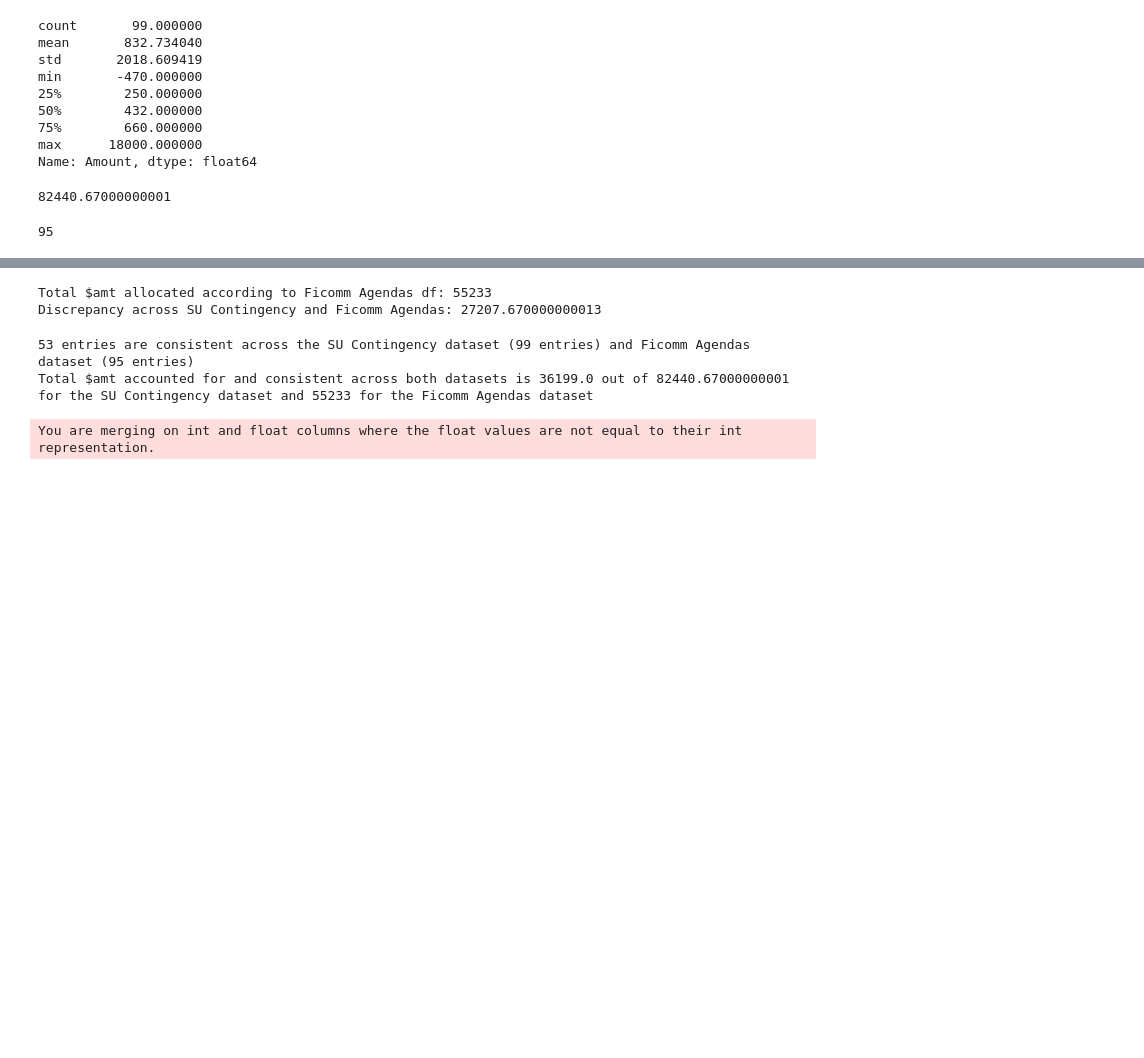
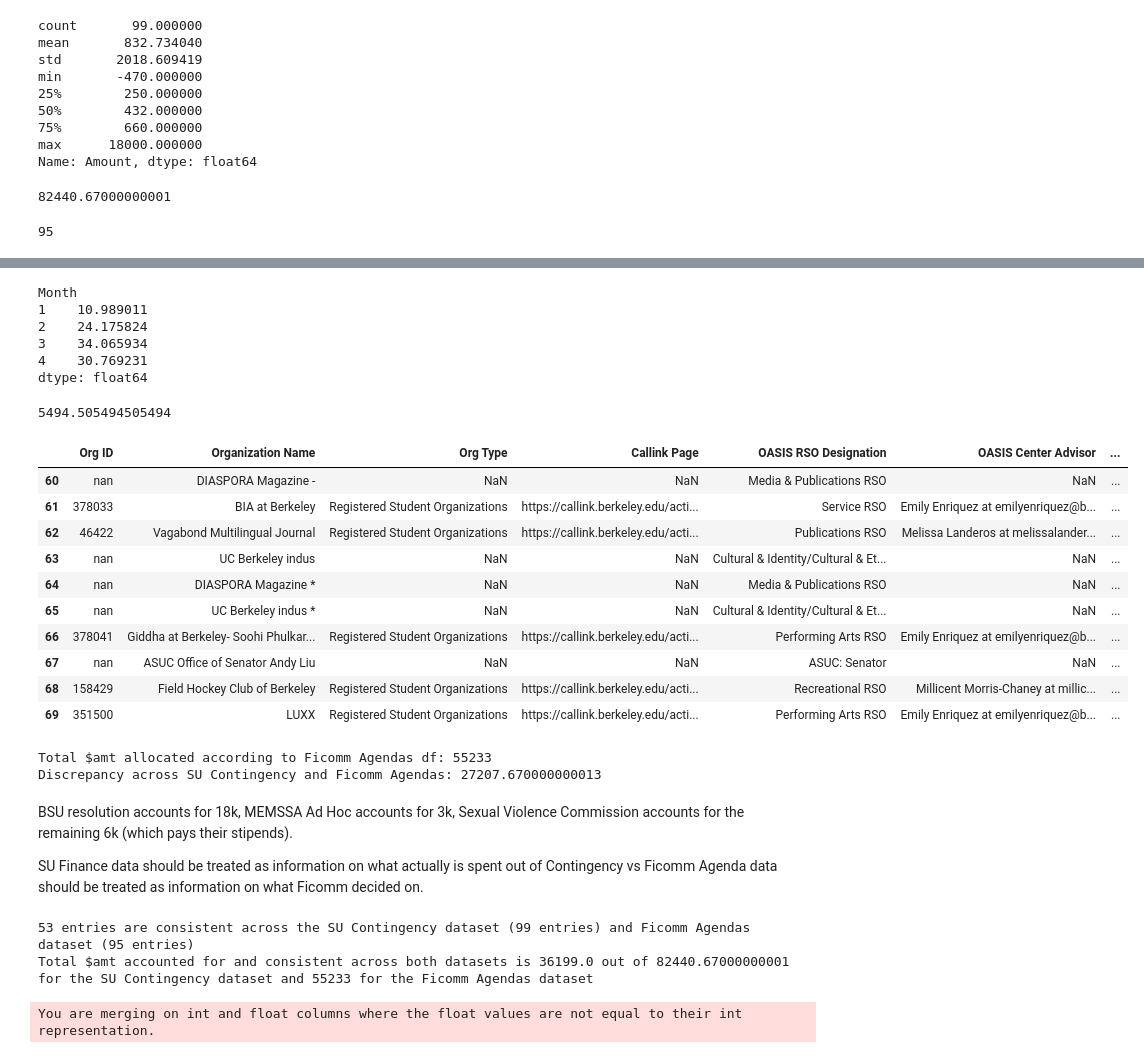
Before and after one commit to J-Ngaiii/ASUC-FY24-Datasets, a Jupyter notebook: EDA + ETL Notebook.ipynb, the cells around one changed output, grey strips where cells are left out. Saved outputs shown, nothing was run; the diff lists cells and outputs as text; code cells hidden in the pictures; blank space fills up the shorter version.

```diff
--- a/EDA + ETL Notebook.ipynb
+++ b/EDA + ETL Notebook.ipynb
@@ -4057,3 +3970,5 @@ FicommFY24_full['Org ID'] = FicommFY24_full['Org ID'].astype(str).apply(lambda x
 len(FicommFY24_approved)
 # %% [output]
 95
+# %%
+Spring = FicommFY24_full[FicommFY24_full['Ficomm Meeting Date'].dt.year == 2024]
@@ -4059,0 +4013,4 @@ len(FicommFY24_approved)
+# %%
+Spring['Month'] = Spring['Ficomm Meeting Date'].apply(lambda x: x.month )
+grouped_month = Spring.groupby('Month').size()
+grouped_month
@@ -4060,3 +4028,31 @@ len(FicommFY24_approved)
+# %%
+grouped_month_percent = grouped_month / count_of_2024 * 100
+grouped_month_percent
+# %% [output]
+Month
+1    10.989011
+2    24.175824
+3    34.065934
+4    30.769231
+dtype: float64
+# %%
+grouped_month_percent.iloc[0] / 100 * 50000
+# %% [output]
+5494.505494505494
+# %%
+Spring[Spring['Month'] == 1]
+# %% [output]
+|  | Org ID | Organization Name | Org Type | Callink Page | OASIS RSO Designation | OASIS Center Advisor | ... |
+| 60 | nan | DIASPORA Magazine - | NaN | NaN | Media & Publications RSO | NaN | ... |
+| 61 | 378033 | BIA at Berkeley | Registered Student Organizations | https://callink.berkeley.edu/acti... | Service RSO | Emily Enriquez at emilyenriquez@b... | ... |
+| 62 | 46422 | Vagabond Multilingual Journal | Registered Student Organizations | https://callink.berkeley.edu/acti... | Publications RSO | Melissa Landeros at melissalander... | ... |
+| 63 | nan | UC Berkeley indus | NaN | NaN | Cultural & Identity/Cultural & Et... | NaN | ... |
+| 64 | nan | DIASPORA Magazine * | NaN | NaN | Media & Publications RSO | NaN | ... |
+| 65 | nan | UC Berkeley indus * | NaN | NaN | Cultural & Identity/Cultural & Et... | NaN | ... |
+| 66 | 378041 | Giddha at Berkeley- Soohi Phulkar... | Registered Student Organizations | https://callink.berkeley.edu/acti... | Performing Arts RSO | Emily Enriquez at emilyenriquez@b... | ... |
+| 67 | nan | ASUC Office of Senator Andy Liu | NaN | NaN | ASUC: Senator | NaN | ... |
+| 68 | 158429 | Field Hockey Club of Berkeley | Registered Student Organizations | https://callink.berkeley.edu/acti... | Recreational RSO | Millicent Morris-Chaney at millic... | ... |
+| 69 | 351500 | LUXX | Registered Student Organizations | https://callink.berkeley.edu/acti... | Performing Arts RSO | Emily Enriquez at emilyenriquez@b... | ... |
 # %%
 #we see that there is a discrepancy in total allocation amounts
 FY24_Agenda_Total_Alloc = sum(FicommFY24_approved['Amount Allocated'])
@@ -4065,6 +4061,10 @@ print(f'Discrepancy across SU Contingency and Ficomm Agendas: {SU_Cont_Total_All
 # %% [output]
 Total $amt allocated according to Ficomm Agendas df: 55233
 Discrepancy across SU Contingency and Ficomm Agendas: 27207.670000000013
+# %% [markdown]
+BSU resolution accounts for 18k, MEMSSA Ad Hoc accounts for 3k, Sexual Violence Commission accounts for the remaining 6k (which pays their stipends).
+
+SU Finance data should be treated as information on what actually is spent out of Contingency vs Ficomm Agenda data should be treated as information on what Ficomm decided on.
 # %%
 #need to check for discrepancies between ficomm agendas and SU finance data
 alloc_merged = pd.merge(Contingency_2324, FicommFY24_approved, left_on=['Recipient', 'Amount'], right_on=['Organization Name', 'Amount Allocated'])
```
Also changed, not shown: parts of 22 cells of this notebook, 3 other files.
